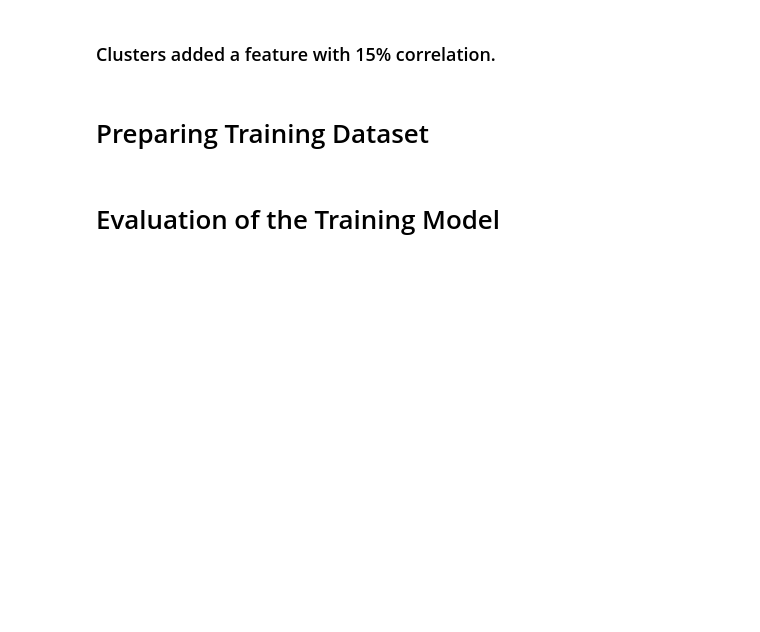
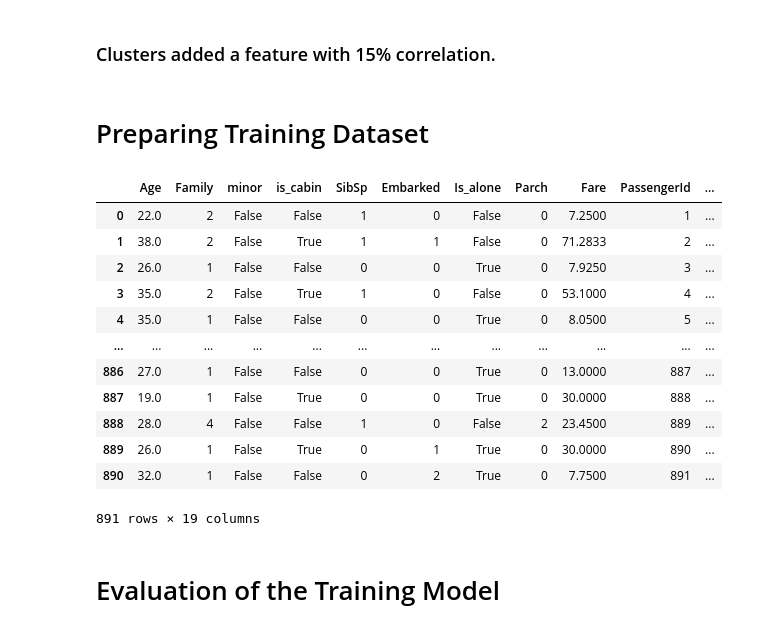
Before and after one commit to snajeebz/Titanic-Kaggle-Competition, a Jupyter notebook: titanic-feature-engineering-clustering.ipynb, the cells around one changed output. Saved outputs shown, nothing was run; the diff lists cells and outputs as text; code cells hidden in the pictures; blank space fills up the shorter version.

```diff
--- a/titanic-feature-engineering-clustering.ipynb
+++ b/titanic-feature-engineering-clustering.ipynb
@@ -275,6 +275,22 @@ def scale(X):
 # %%
 from sklearn.model_selection import train_test_split
 X_train,X_test,y_train,y_test=train_test_split(scale(X),y,train_size=0.8, random_state=42)
+# %%
+df
+# %% [output]
+|  | Age | Family | minor | is_cabin | SibSp | Embarked | Is_alone | Parch | Fare | PassengerId | ... |
+| 0 | 22.0 | 2 | False | False | 1 | 0 | False | 0 | 7.2500 | 1 | ... |
+| 1 | 38.0 | 2 | False | True | 1 | 1 | False | 0 | 71.2833 | 2 | ... |
+| 2 | 26.0 | 1 | False | False | 0 | 0 | True | 0 | 7.9250 | 3 | ... |
+| 3 | 35.0 | 2 | False | True | 1 | 0 | False | 0 | 53.1000 | 4 | ... |
+| 4 | 35.0 | 1 | False | False | 0 | 0 | True | 0 | 8.0500 | 5 | ... |
+| ... | ... | ... | ... | ... | ... | ... | ... | ... | ... | ... | ... |
+| 886 | 27.0 | 1 | False | False | 0 | 0 | True | 0 | 13.0000 | 887 | ... |
+| 887 | 19.0 | 1 | False | True | 0 | 0 | True | 0 | 30.0000 | 888 | ... |
+| 888 | 28.0 | 4 | False | False | 1 | 0 | False | 2 | 23.4500 | 889 | ... |
+| 889 | 26.0 | 1 | False | True | 0 | 1 | True | 0 | 30.0000 | 890 | ... |
+| 890 | 32.0 | 1 | False | False | 0 | 2 | True | 0 | 7.7500 | 891 | ... |
+891 rows × 19 columns
 # %% [markdown]
 # Evaluation of the Training Model
 # %%
```
Also changed, not shown: parts of 12 cells of this notebook.
